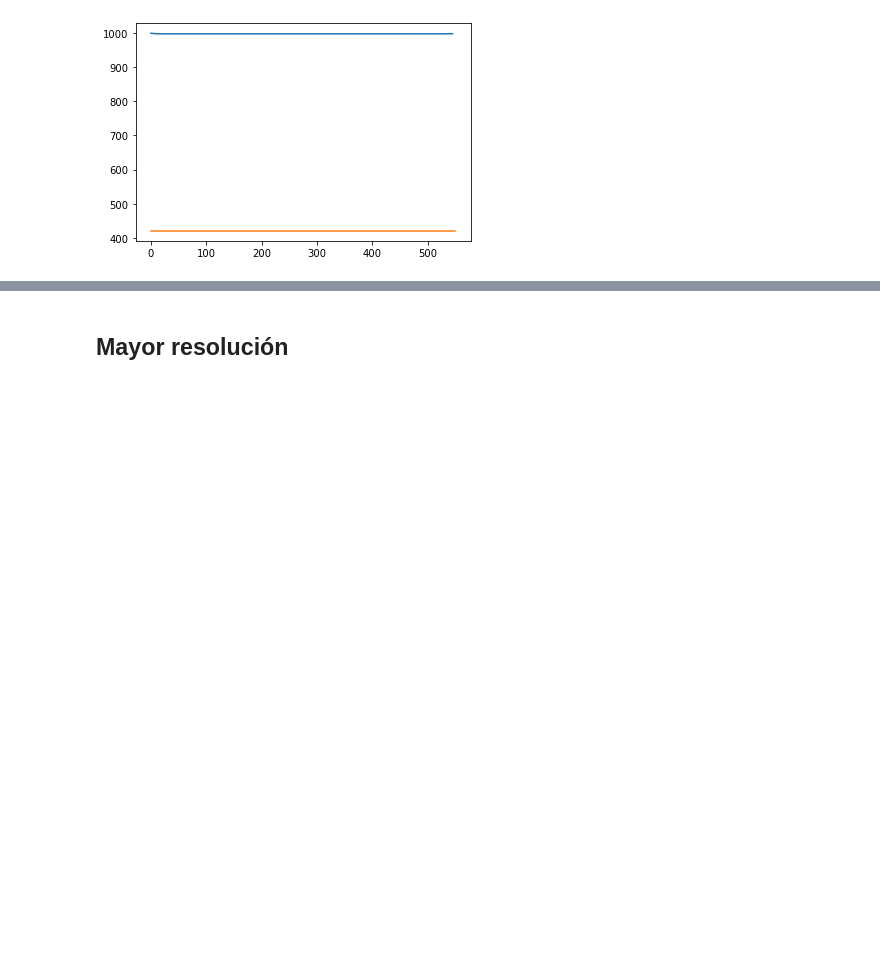
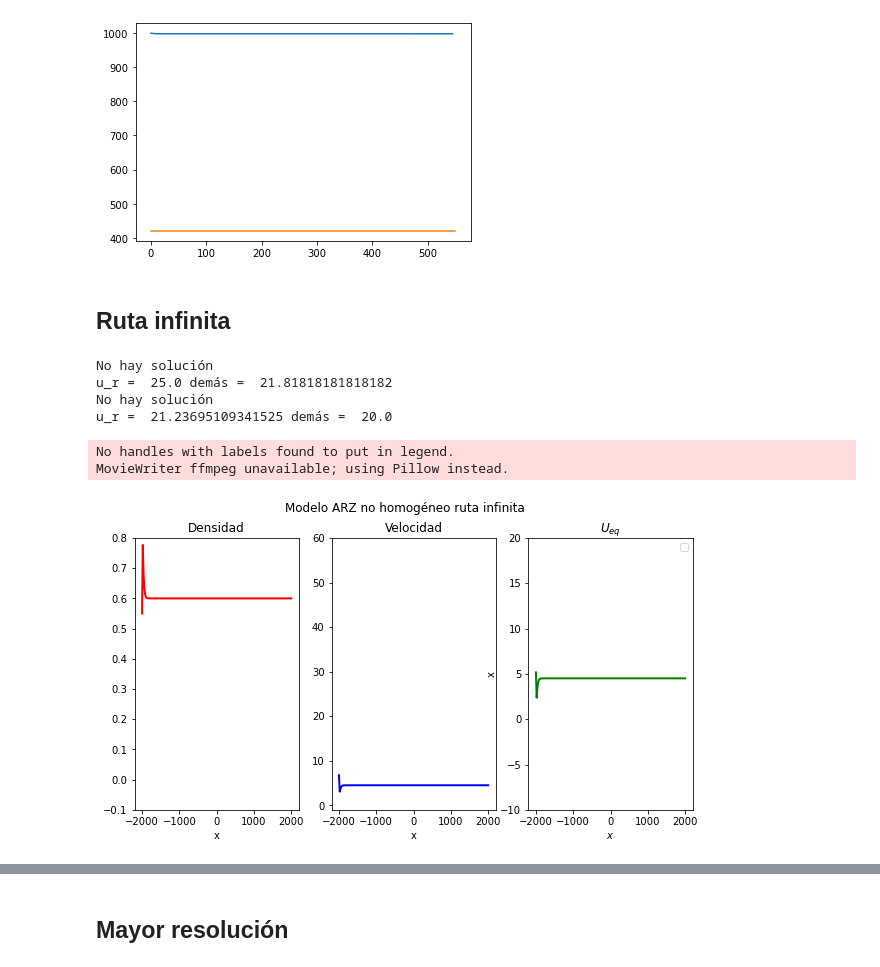
Before and after one commit to ElTapia/Jamiton, a Jupyter notebook: Second_order_traffic_model/Simulacion_ARZ.ipynb, the cells around one changed output, grey strips where cells are left out. Cells and saved outputs as stored; diff of their text form; code cells hidden in the pictures; blank space fills up the shorter version.

Commit message:
Agrega ruta infinita

```diff
--- a/Second_order_traffic_model/Simulacion_ARZ.ipynb
+++ b/Second_order_traffic_model/Simulacion_ARZ.ipynb
@@ -500,3 +552,5 @@ for i in range(len(Q_s)):
     density_integral(x_s[i], dx, len(Q_s[i]), Q_s[i])
 # %% [output]
 [figure]
+# %% [markdown]
+## Ruta infinita
@@ -502,0 +631,39 @@ for i in range(len(Q_s)):
+# %%
+# Condición inicial de prueba
+# Constante por pedazos
+def Q_0_test_inf(x, U):
+
+    # Densidad alta en x negativo y bajo en x positivo
+    rho_0 = np.piecewise(x, [((-25 <= x) & (x <= 0)), ((x>0) | (x<-25))], [0.6, 0.6])
+
+    # Velocidad baja en negativos y alta en positivos
+    u_0 = np.piecewise(x, [((-25 <= x) & (x <= 0)), ((x>0) | (x<-25))], [25, 25])
+
+    # y inicial en funcion de u y rho
+    y_0 = rho_0 * (u_0 - U(rho_0))
+
+    # Vector con condición
+    Q_0_ = np.zeros([1, 2, len(y_0)])
+    Q_0_[0][0] = rho_0
+    Q_0_[0][1] = y_0
+
+    return Q_0_
+# %%
+# Parámetros
+xl = -2000
+xr = -xl
+dx = 20
+T = 500
+tau= 5
+# %%
+x_test_inf, Q_test_inf = godunov_ARZ_inf(Q_0_test_inf, dx, xl, xr, T, U, tau)
+get_animation(Q_test_inf, x_test_inf, U, len(Q_test_inf), "Modelo ARZ no homogéneo ruta infinita" ,
+              ["Densidad", "Velocidad", r"$U_{eq}$"], "Charts/prueba_inf.gif")
+# %% [output]
+No hay solución
+u_r =  25.0 demás =  21.81818181818182
+No hay solución
+u_r =  21.23695109341525 demás =  20.0
+No handles with labels found to put in legend.
+MovieWriter ffmpeg unavailable; using Pillow instead.
+[figure, added]
```
Also changed, not shown: parts of 13 cells of this notebook, 1 other file.
